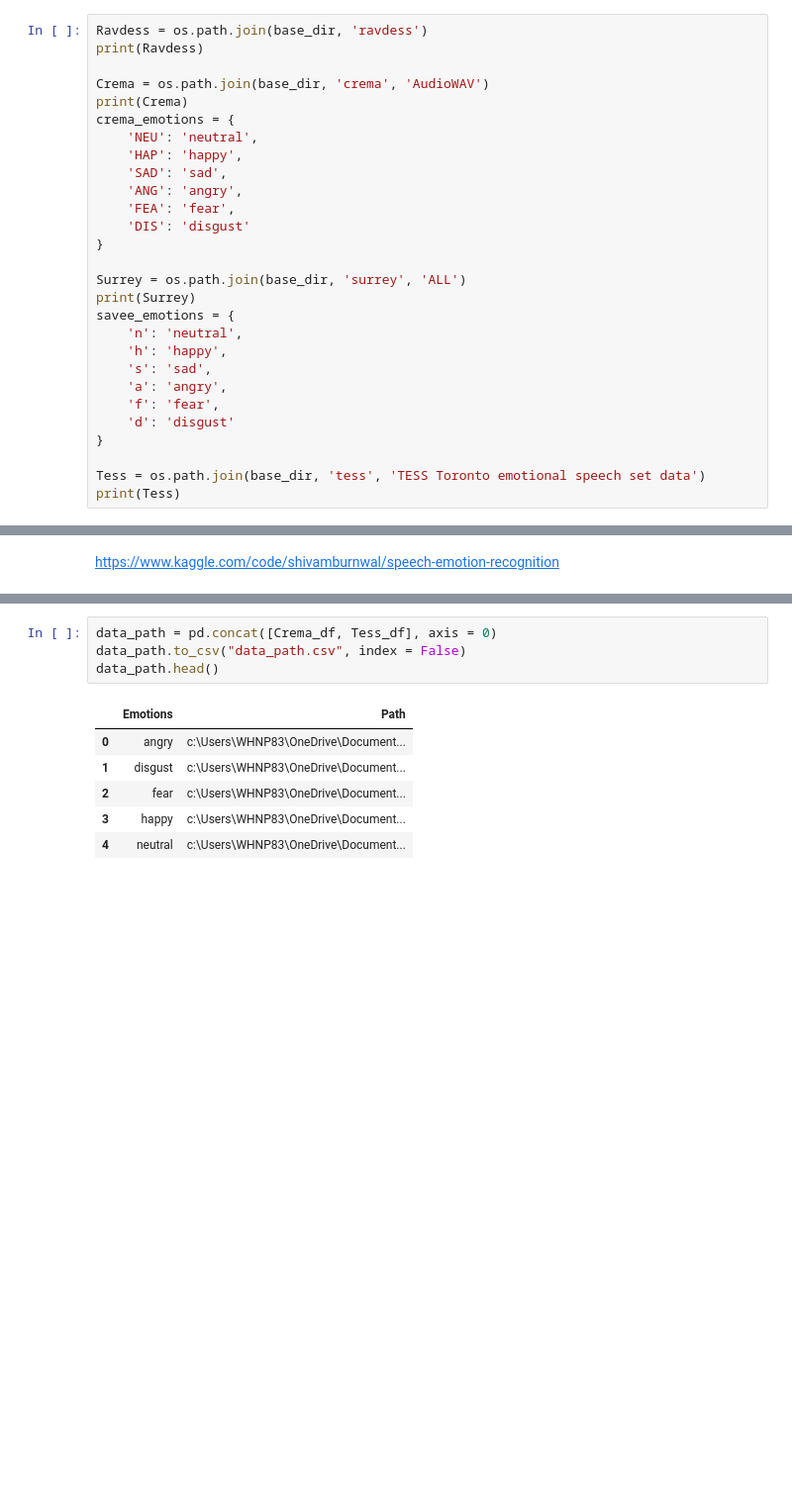
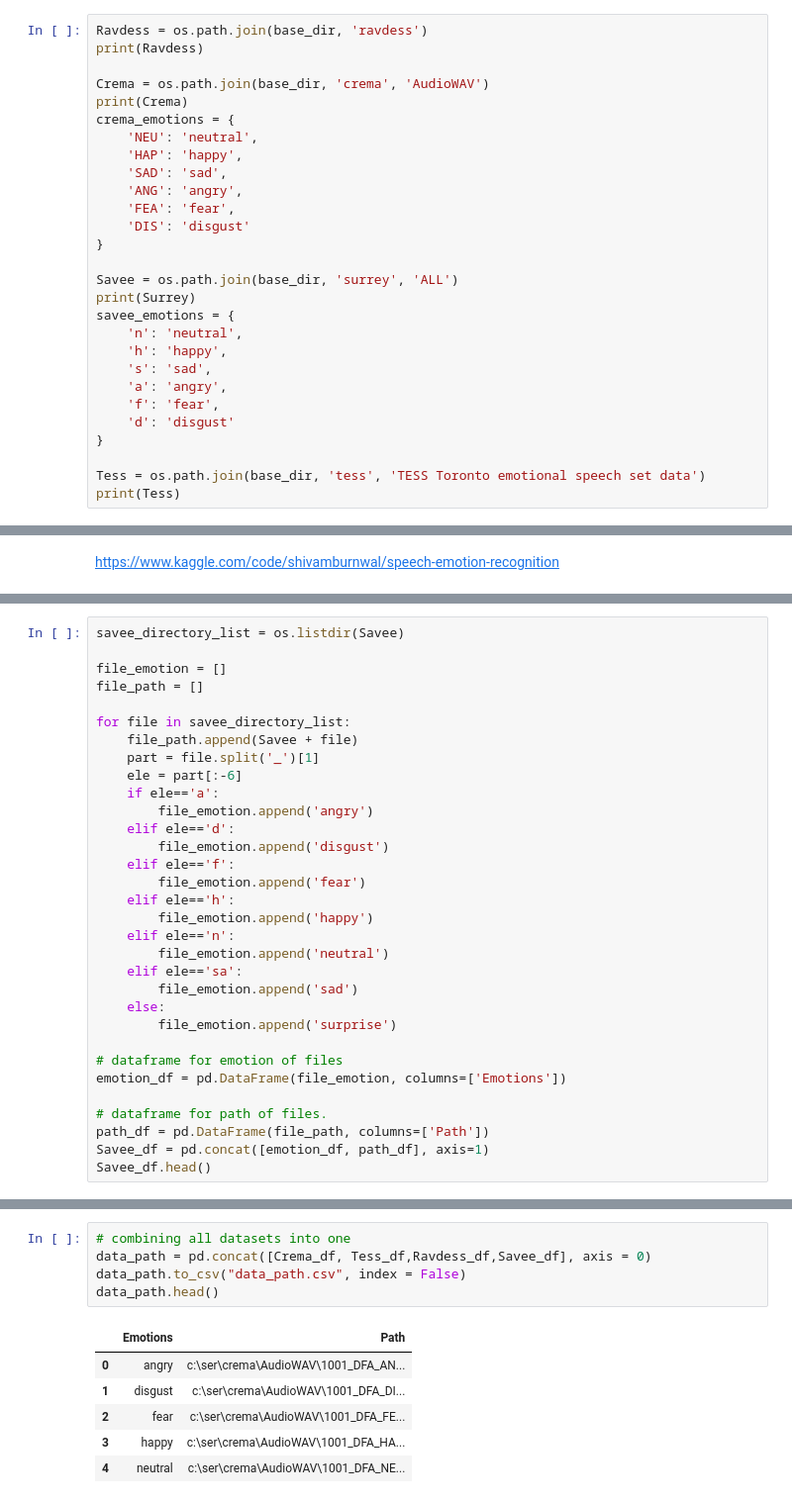
Before and after one commit to Jeswin-8802/SER-using-2D-CNN, a Jupyter notebook: Speech.ipynb, the cells around one changed output, grey strips where cells are left out. Shown at 99% size. Saved outputs shown, nothing was run; the diff lists cells and outputs as text; blank space fills up the shorter version.

```diff
--- a/Speech.ipynb
+++ b/Speech.ipynb
@@ -50,7 +56,7 @@ crema_emotions = {
     'DIS': 'disgust'
 }
 
-Surrey = os.path.join(base_dir, 'surrey', 'ALL')
+Savee = os.path.join(base_dir, 'surrey', 'ALL')
 print(Surrey)
 savee_emotions = {
     'n': 'neutral',
@@ -185,0 +217,32 @@ print_emotion_count(Tess_df)
+# %%
+savee_directory_list = os.listdir(Savee)
+
+file_emotion = []
+file_path = []
+
+for file in savee_directory_list:
+    file_path.append(Savee + file)
+    part = file.split('_')[1]
+    ele = part[:-6]
+    if ele=='a':
+        file_emotion.append('angry')
+    elif ele=='d':
+        file_emotion.append('disgust')
+    elif ele=='f':
+        file_emotion.append('fear')
+    elif ele=='h':
+        file_emotion.append('happy')
+    elif ele=='n':
+        file_emotion.append('neutral')
+    elif ele=='sa':
+        file_emotion.append('sad')
+    else:
+        file_emotion.append('surprise')
+
+# dataframe for emotion of files
+emotion_df = pd.DataFrame(file_emotion, columns=['Emotions'])
+
+# dataframe for path of files.
+path_df = pd.DataFrame(file_path, columns=['Path'])
+Savee_df = pd.concat([emotion_df, path_df], axis=1)
+Savee_df.head()
@@ -186,11 +258,12 @@ print_emotion_count(Tess_df)
 # %%
-data_path = pd.concat([Crema_df, Tess_df], axis = 0)
+# combining all datasets into one
+data_path = pd.concat([Crema_df, Tess_df,Ravdess_df,Savee_df], axis = 0)
 data_path.to_csv("data_path.csv", index = False)
 data_path.head()
 # %% [output]
 |  | Emotions | Path |
-| 0 | angry | c:\Users\WHNP83\OneDrive\Document... |
-| 1 | disgust | c:\Users\WHNP83\OneDrive\Document... |
-| 2 | fear | c:\Users\WHNP83\OneDrive\Document... |
-| 3 | happy | c:\Users\WHNP83\OneDrive\Document... |
-| 4 | neutral | c:\Users\WHNP83\OneDrive\Document... |
+| 0 | angry | c:\ser\crema\AudioWAV\1001_DFA_AN... |
+| 1 | disgust | c:\ser\crema\AudioWAV\1001_DFA_DI... |
+| 2 | fear | c:\ser\crema\AudioWAV\1001_DFA_FE... |
+| 3 | happy | c:\ser\crema\AudioWAV\1001_DFA_HA... |
+| 4 | neutral | c:\ser\crema\AudioWAV\1001_DFA_NE... |
```
Also changed, not shown: parts of 24 cells of this notebook.
